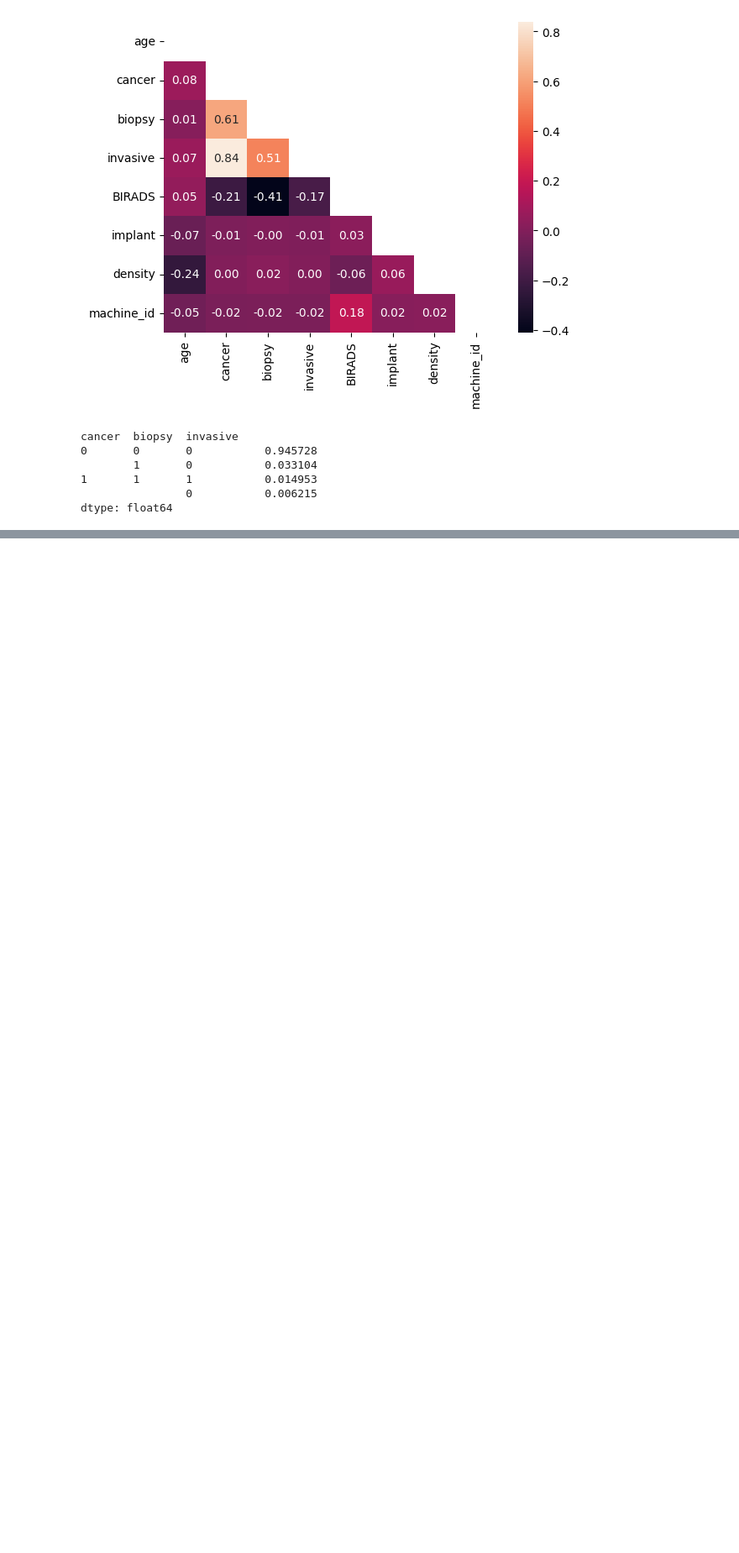
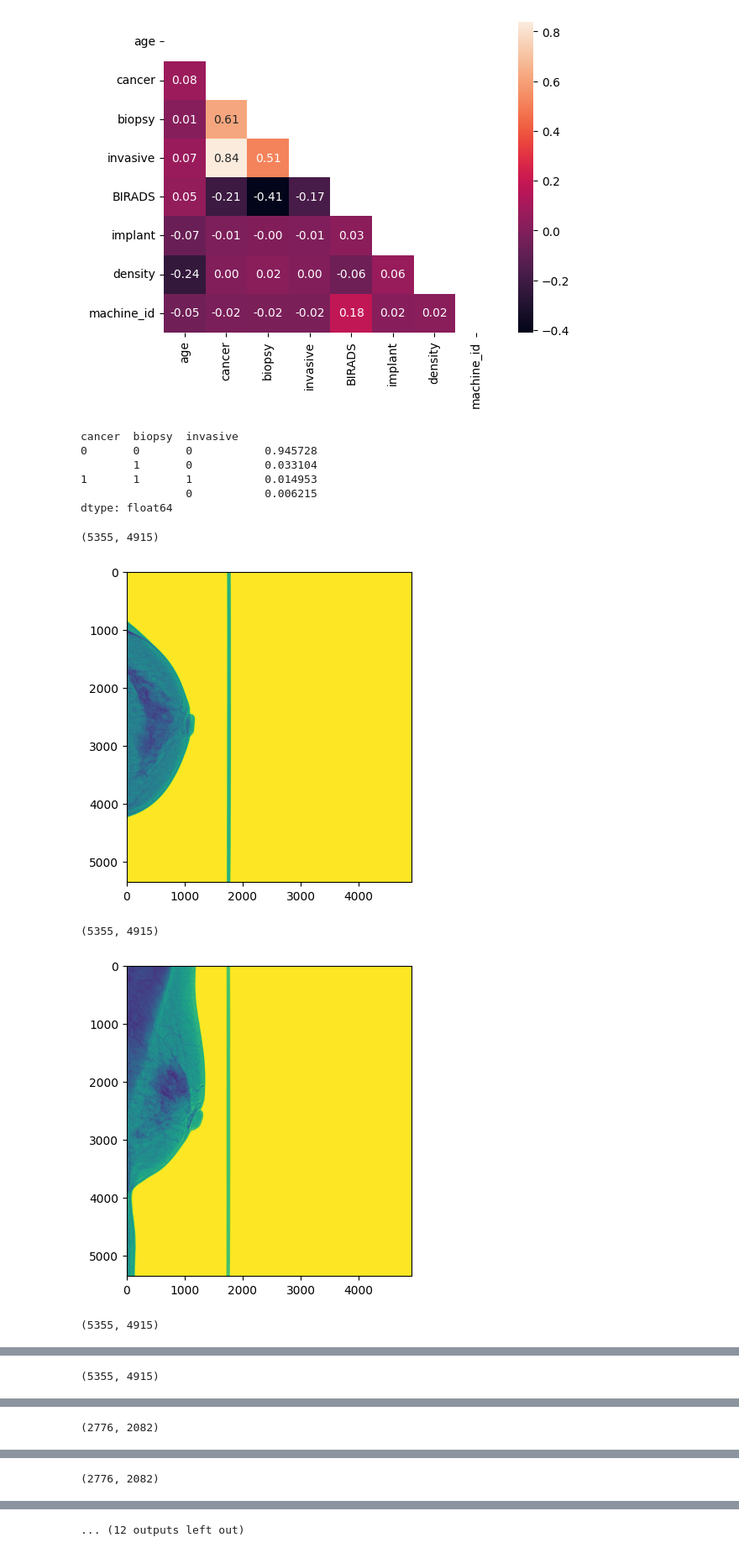
Before and after one commit to 5020hunter/RSNA-Breast-Cancer, a Jupyter notebook: prelim_analysis.ipynb, the cells around one changed output, grey strips where cells are left out. Shown: that part at 84% size. Saved outputs shown, nothing was run; the diff lists cells and outputs as text; code cells hidden in the pictures; blank space fills up the shorter version.

Commit message:
adding images

```diff
--- a/prelim_analysis.ipynb
+++ b/prelim_analysis.ipynb
@@ -61,3 +72,23 @@ cancer  biopsy  invasive
 1       1       1           0.014953
                 0           0.006215
 dtype: float64
+# %%
+import pydicom
+from imageio.v3 import imwrite
+for iD in train['patient_id'].unique():
+    for num in train[train['patient_id']==iD]['image_id']:
+        try:
+            in_path = f'./images/{iD}/{num}.dcm'
+            ds = pydicom.read_file(in_path) #Read .dcm file
+            img = ds.pixel_array # Extract image information
+            print(img.shape)
+            plt.imshow(img)
+            plt.show()
+        except:
+            pass
+# %% [output]
+(5355, 4915)
+[figure, added]
+(5355, 4915)
+[figure, added]
+(5355, 4915)
@@ -63,0 +96 @@ dtype: float64
+(5355, 4915)
@@ -63,0 +98 @@ dtype: float64
+(2776, 2082)
@@ -63,0 +100 @@ dtype: float64
+(2776, 2082)
@@ -63,0 +102 @@ dtype: float64
+... (12 outputs left out)
```
Also changed, not shown: parts of 4 cells of this notebook, 22 other files.
